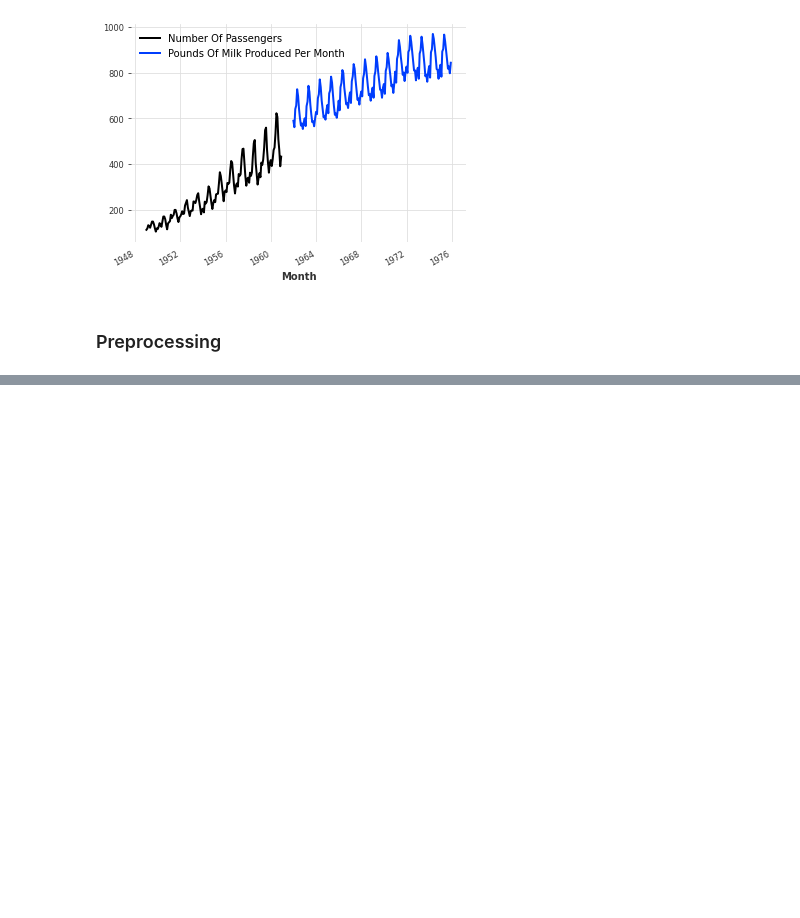
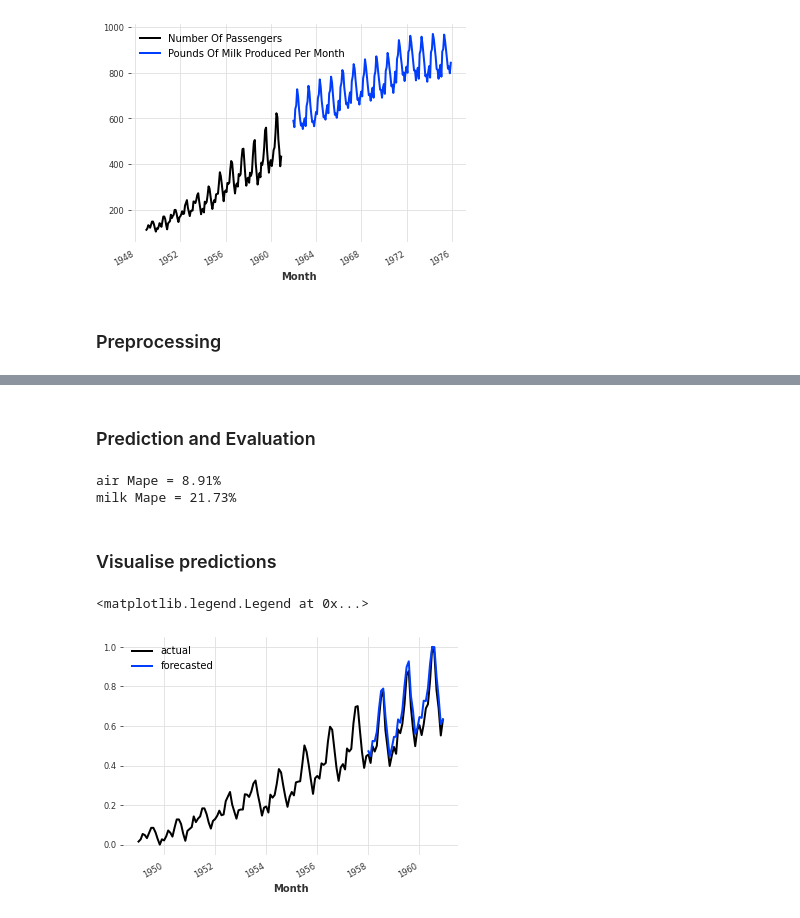
Before and after one commit to montgoz007/darts-time-series, a Jupyter notebook: dart_ts_airPass.ipynb, the cells around one changed output, grey strips where cells are left out. Drawn from its saved outputs; the diff is of its cells as text; code cells hidden in the pictures; blank space fills up the shorter version.

```diff
--- a/dart_ts_airPass.ipynb
+++ b/dart_ts_airPass.ipynb
@@ -21,0 +49,8 @@ plt.legend()
+# %%
+# importing model
+from darts.models import NBEATSModel
+print('model_loaded')
+# creating a model object
+model = NBEATSModel(input_chunk_length=24 , output_chunk_length=12, n_epochs = 100 , random_state = 15)
+# fitting the model
+model.fit([air_series_train, milk_series_train], verbose = True)
@@ -21,0 +79,22 @@ plt.legend()
+# %% [markdown]
+### Prediction and Evaluation
+# %%
+from darts.metrics import mape
+pred_air = model.predict(n = 36, series = air_series_train)
+pred_milk = model.predict(n =36, series = milk_series_train)
+print("air Mape = {:.2f}%".format(mape(air_series_scaled , pred_air)))
+print("milk Mape = {:.2f}%".format(mape(milk_series_scaled , pred_milk)))
+# %% [output]
+air Mape = 8.91%
+milk Mape = 21.73%
+# %% [markdown]
+### Visualise predictions
+# %%
+# plotting results
+# Air
+air_series_scaled .plot(label = "actual")
+pred_air.plot(label = "forecasted") # validation data set
+plt.legend()
+# %% [output]
+<matplotlib.legend.Legend at 0x...>
+[figure, added]
```
Also changed, not shown: parts of 7 cells of this notebook.
